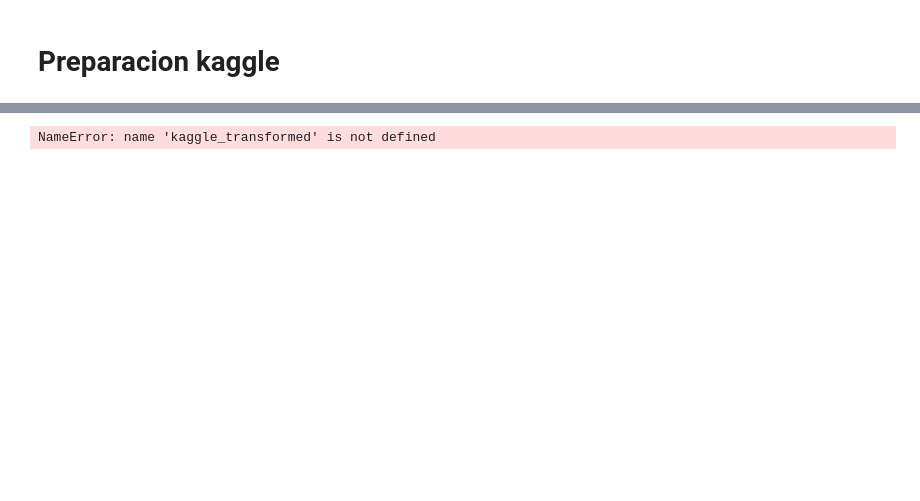
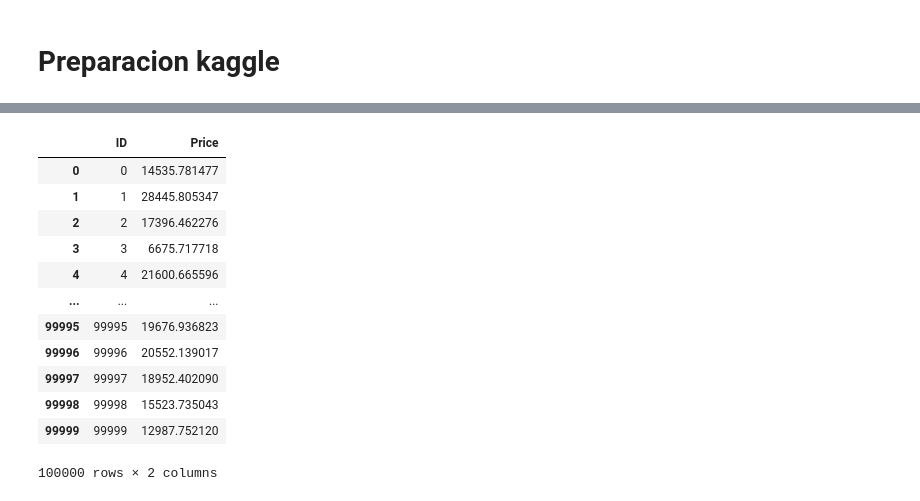
Before and after one commit to dfgomezc/pry_pric_cars, a Jupyter notebook: SCRIPTS/psg_modelo_prediccion_precios_veh.ipynb, the cells around one changed output, grey strips where cells are left out. Saved outputs shown, nothing was run; the diff lists cells and outputs as text; code cells hidden in the pictures; blank space fills up the shorter version.

```diff
--- a/SCRIPTS/psg_modelo_prediccion_precios_veh.ipynb
+++ b/SCRIPTS/psg_modelo_prediccion_precios_veh.ipynb
@@ -649,0 +661,12 @@ print(mae_rfr, rmse_rfr)
+# %%
+from joblib import dump, load
+
+stk = load('../OUTPUT/stacked_xgb_bgr_model_1.bin')
+encoder = load('../OUTPUT/onehot_encoder_variables_model_1.bin')
+encoder_model = load('../OUTPUT/onehot_model_variables_model_1.bin')
+# %%
+with open('../OUTPUT/dict_models.json', 'r') as f:
+    dict_models = json.load(f)
+
+with open('../OUTPUT/dict_maker.json', 'r') as f:
+    dict_maker = json.load(f)
@@ -668,4 +714,6 @@ kaggle_transformed = kaggle_transformed.drop(columns=col_dummies)
+# %%
+kaggle_transformed = transformar(kaggle_df, mx_year, dict_maker,dict_models,encoder_model,encoder)
 # %%
 y_pred_kaggle = stk.predict(kaggle_transformed.drop(columns="ID"))
 
-kaggle_transformed["Price"] = y_pred_kaggle
+kaggle_transformed["Price"] = np.exp(y_pred_kaggle)*1000
@@ -672,6 +737,18 @@ kaggle_transformed["Price"] = y_pred_kaggle
 # %%
 col_export_kaggle = ["ID","Price"]
 
-kaggle_transformed[col_export_kaggle].to_csv("../OUTPUT/prediccion_base.csv", index=False)
+kaggle_transformed[col_export_kaggle]#.to_csv("../OUTPUT/prediccion_base.csv", index=False)
 # %% [output]
+|  | ID | Price |
+| 0 | 0 | 14535.781477 |
+| 1 | 1 | 28445.805347 |
+| 2 | 2 | 17396.462276 |
+| 3 | 3 | 6675.717718 |
+| 4 | 4 | 21600.665596 |
+| ... | ... | ... |
+| 99995 | 99995 | 19676.936823 |
+| 99996 | 99996 | 20552.139017 |
+| 99997 | 99997 | 18952.402090 |
+| 99998 | 99998 | 15523.735043 |
+| 99999 | 99999 | 12987.752120 |
-NameError: name 'kaggle_transformed' is not defined
+100000 rows × 2 columns
```
Also changed, not shown: parts of 26 cells of this notebook, 5 other files.
